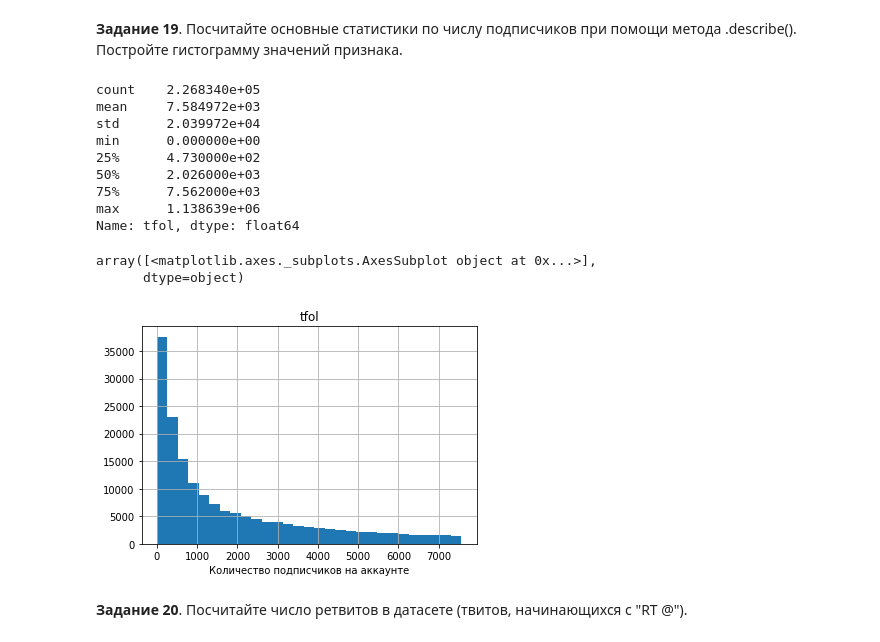
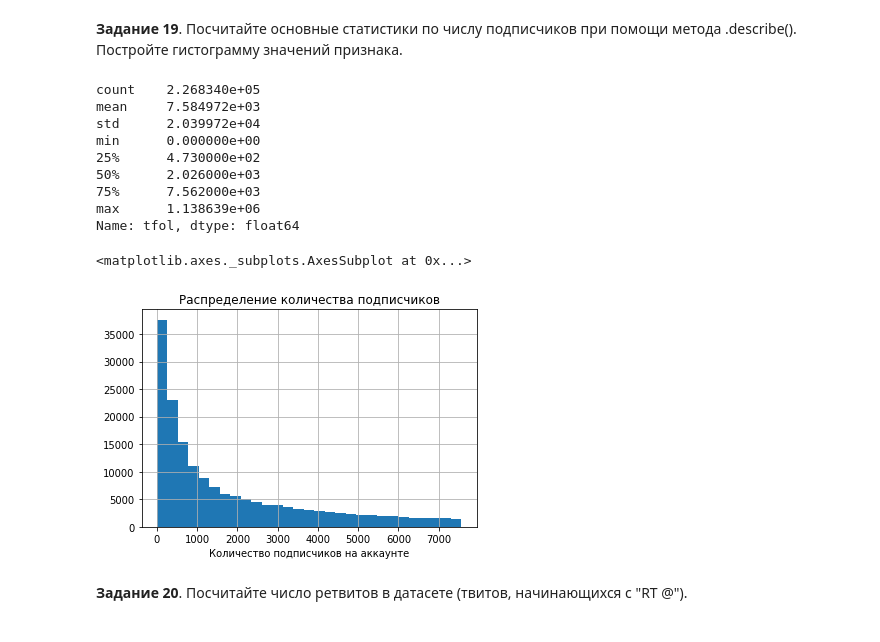
Before and after one commit to GorillazZz1/ml-course-hse-2020, a Jupyter notebook: hw1.ipynb, the cells around one changed output. Drawn from its saved outputs; the diff is of its cells as text; code cells hidden in the pictures.

```diff
--- a/hw1.ipynb
+++ b/hw1.ipynb
@@ -721,29 +716,28 @@ __Задание 19__. Посчитайте основные статистик
 # %%
 descr = df['tfol'].describe()
 print(descr)
 
 ax = plt.gca()
-ax.set_title('title')
+ax.set_title('Распределение количества подписчиков')
 ax.set_xlabel('Количество подписчиков на аккаунте')
-df.hist(
+df['tfol'].hist(
     bins=int(descr['count']//descr['mean']),
     range=(descr['min'], descr['75%']),
-    column='tfol',
+#     column='tfol',
     ax=ax
 )
 # %% [output]
 count    2.268340e+05
 mean     7.584972e+03
 std      2.039972e+04
 min      0.000000e+00
 25%      4.730000e+02
 50%      2.026000e+03
 75%      7.562000e+03
 max      1.138639e+06
 Name: tfol, dtype: float64
-array([<matplotlib.axes._subplots.AxesSubplot object at 0x...>],
-      dtype=object)
+<matplotlib.axes._subplots.AxesSubplot at 0x...>
-[figure, old version]
+[figure, new version]
 # %% [markdown]
 __Задание 20__. Посчитайте число ретвитов в датасете (твитов, начинающихся с "RT @").
 # %%
```
Also changed, not shown: parts of 2 cells of this notebook.
